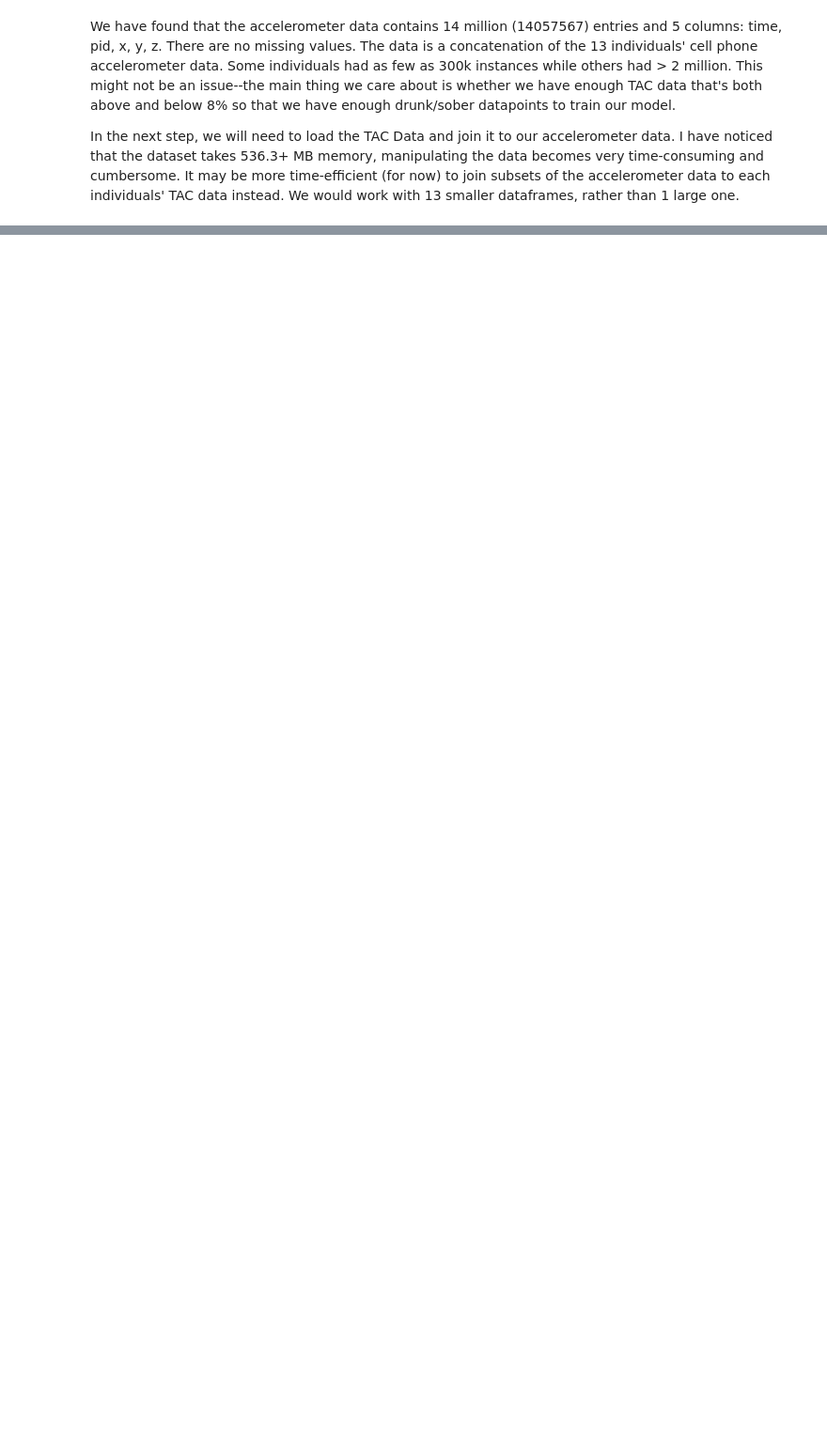
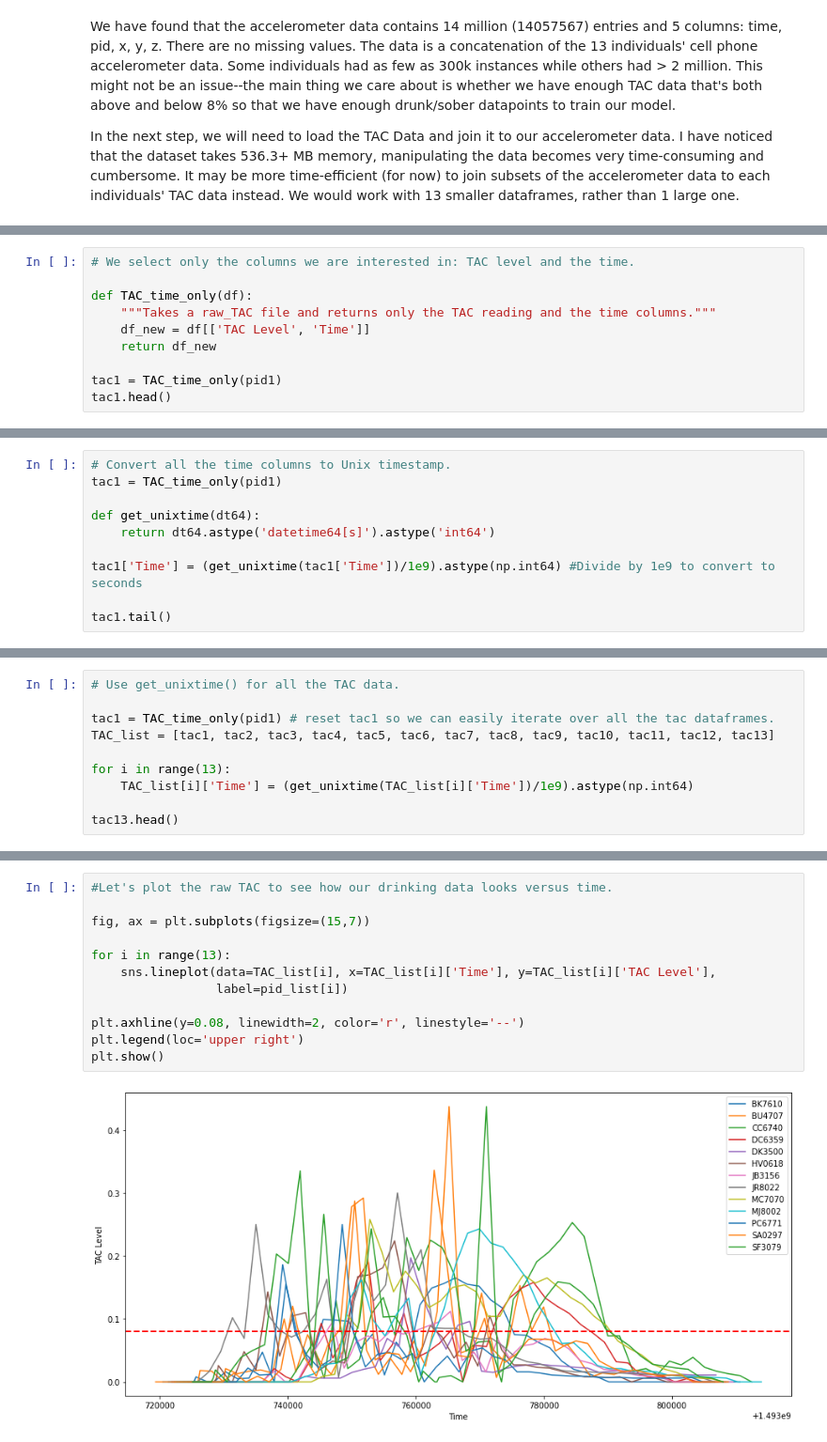
Before and after one commit to gracetang770/Capstone2_Detecting_Heavy_Drinking, a Jupyter notebook: Capstone Two - Data Wrangling - Grace Tang.ipynb, the cells around one changed output, grey strips where cells are left out. Shown at 94% size. Saved outputs shown, nothing was run; the diff lists cells and outputs as text; blank space fills up the shorter version.

```diff
--- a/Capstone Two - Data Wrangling - Grace Tang.ipynb
+++ b/Capstone Two - Data Wrangling - Grace Tang.ipynb
@@ -262,0 +230,10 @@ dict_values([[13, 44, 57], [13, 44, 57], [17, 39, 56], [14, 41, 55], [5, 46, 51]
+# %%
+# We select only the columns we are interested in: TAC level and the time.
+
+def TAC_time_only(df):
+    """Takes a raw_TAC file and returns only the TAC reading and the time columns."""
+    df_new = df[['TAC Level', 'Time']]
+    return df_new
+
+tac1 = TAC_time_only(pid1)
+tac1.head()
@@ -262,0 +285,10 @@ dict_values([[13, 44, 57], [13, 44, 57], [17, 39, 56], [14, 41, 55], [5, 46, 51]
+# %%
+# Convert all the time columns to Unix timestamp.
+tac1 = TAC_time_only(pid1)
+
+def get_unixtime(dt64):
+    return dt64.astype('datetime64[s]').astype('int64')
+
+tac1['Time'] = (get_unixtime(tac1['Time'])/1e9).astype(np.int64) #Divide by 1e9 to convert to seconds
+
+tac1.tail()
@@ -262,0 +319,10 @@ dict_values([[13, 44, 57], [13, 44, 57], [17, 39, 56], [14, 41, 55], [5, 46, 51]
+# %%
+# Use get_unixtime() for all the TAC data.
+
+tac1 = TAC_time_only(pid1) # reset tac1 so we can easily iterate over all the tac dataframes.
+TAC_list = [tac1, tac2, tac3, tac4, tac5, tac6, tac7, tac8, tac9, tac10, tac11, tac12, tac13]
+
+for i in range(13):
+    TAC_list[i]['Time'] = (get_unixtime(TAC_list[i]['Time'])/1e9).astype(np.int64)
+
+tac13.head()
@@ -262,0 +341,14 @@ dict_values([[13, 44, 57], [13, 44, 57], [17, 39, 56], [14, 41, 55], [5, 46, 51]
+# %%
+#Let's plot the raw TAC to see how our drinking data looks versus time.
+
+fig, ax = plt.subplots(figsize=(15,7))
+
+for i in range(13):
+    sns.lineplot(data=TAC_list[i], x=TAC_list[i]['Time'], y=TAC_list[i]['TAC Level'],
+                 label=pid_list[i])
+
+plt.axhline(y=0.08, linewidth=2, color='r', linestyle='--')
+plt.legend(loc='upper right')
+plt.show()
+# %% [output]
+[figure, added]
```
Also changed, not shown: parts of 93 cells of this notebook.
